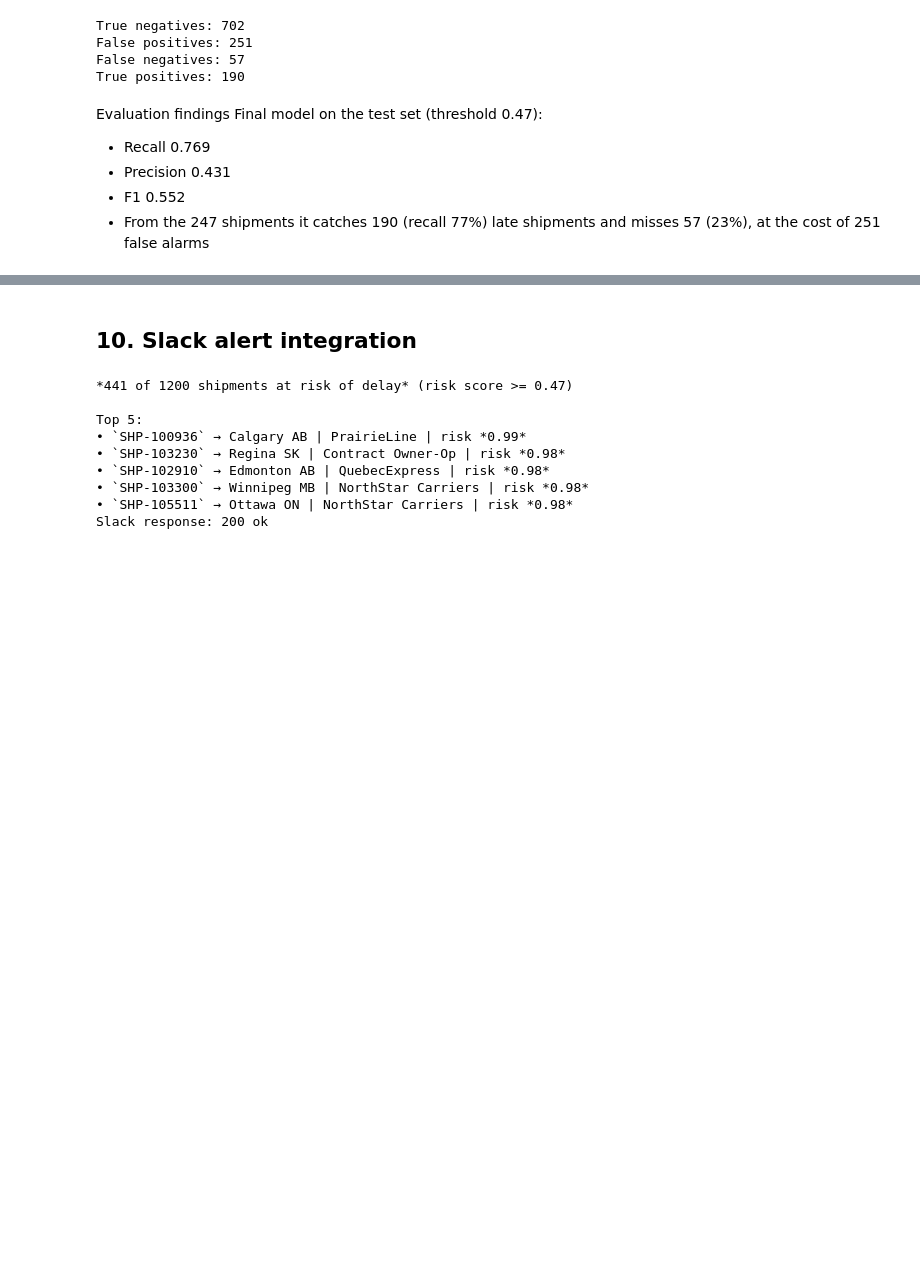
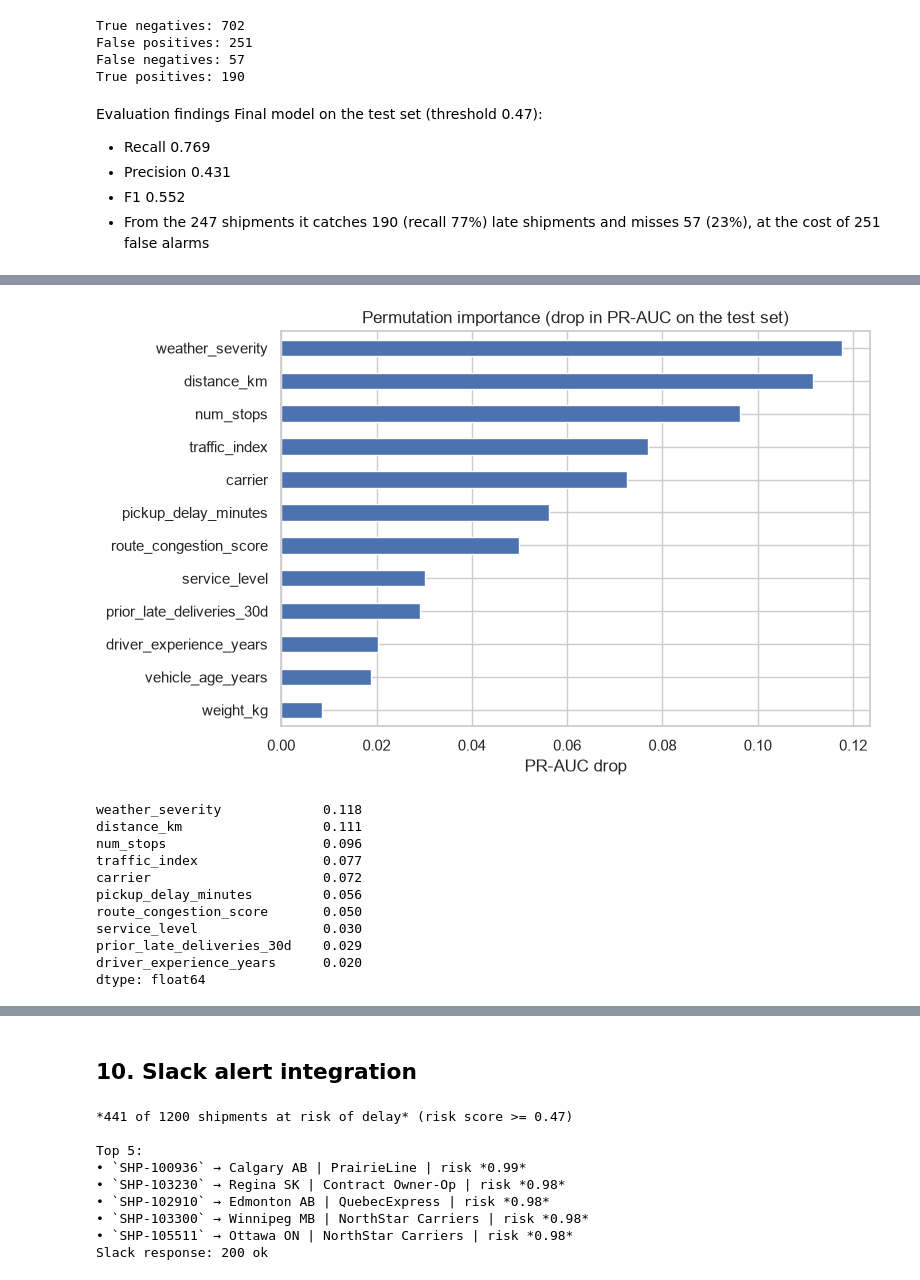
Before and after one commit to ddavidestebann/software_tools, a Jupyter notebook: Assigment1/MapleFreight_Delivery_Delay_Prediction_C0967956.ipynb, the cells around one changed output, grey strips where cells are left out. Saved outputs shown, nothing was run; the diff lists cells and outputs as text; code cells hidden in the pictures; blank space fills up the shorter version.

```diff
--- a/Assigment1/MapleFreight_Delivery_Delay_Prediction_C0967956.ipynb
+++ b/Assigment1/MapleFreight_Delivery_Delay_Prediction_C0967956.ipynb
@@ -729,0 +733,28 @@ Final model on the test set (threshold 0.47):
+# %%
+# Permutation importance
+
+perm = permutation_importance(final_pipe, X_test, y_test, scoring="average_precision",
+                              n_repeats=10, random_state=RANDOM_STATE, n_jobs=N_JOBS)
+
+importance = pd.Series(perm.importances_mean, index=X_test.columns).sort_values()
+
+fig, ax = plt.subplots(figsize=(8, 5))
+importance.tail(12).plot.barh(ax=ax, color="#4C72B0")
+ax.set(title="Permutation importance (drop in PR-AUC on the test set)", xlabel="PR-AUC drop")
+plt.tight_layout()
+plt.show()
+
+importance.sort_values(ascending=False).head(10).round(3)
+# %% [output]
+[figure, added]
+weather_severity             0.118
+distance_km                  0.111
+num_stops                    0.096
+traffic_index                0.077
+carrier                      0.072
+pickup_delay_minutes         0.056
+route_congestion_score       0.050
+service_level                0.030
+prior_late_deliveries_30d    0.029
+driver_experience_years      0.020
+dtype: float64
```
Also changed, not shown: parts of 9 cells of this notebook, 3 other files.
